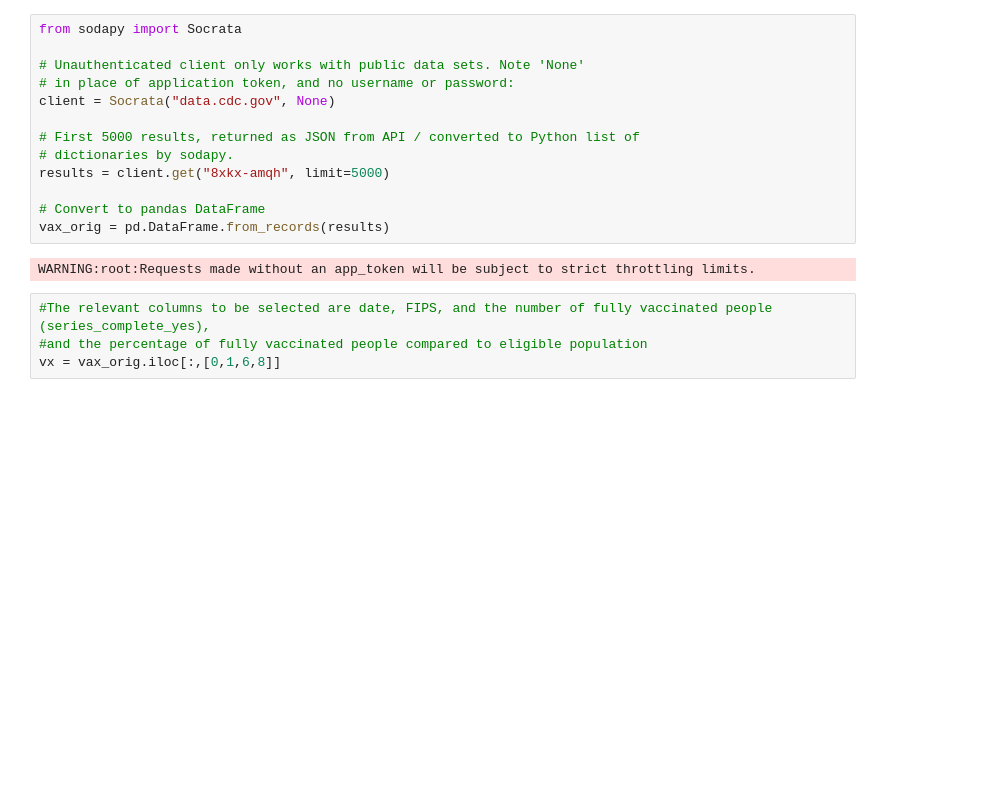
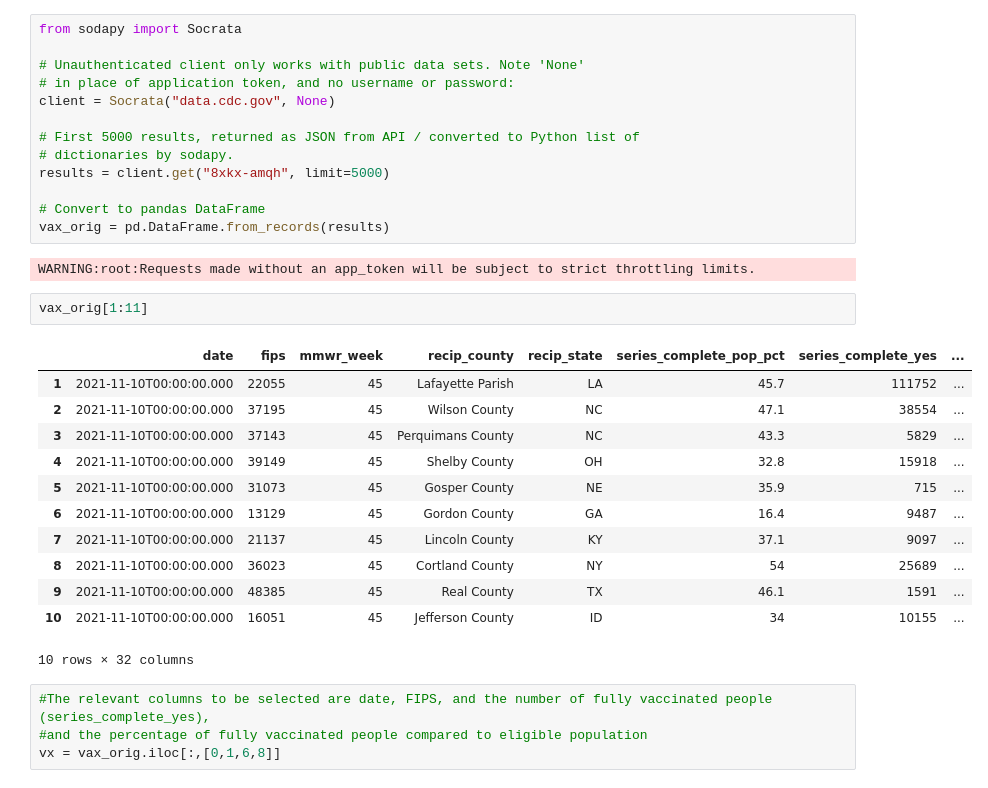
Before and after one commit to jseboly/COVID_VAX_LMS, a Jupyter notebook: COVID_Vax_LifeModes.ipynb, the cells around one changed output. Saved outputs shown, nothing was run; the diff lists cells and outputs as text; blank space fills up the shorter version.

```diff
--- a/COVID_Vax_LifeModes.ipynb
+++ b/COVID_Vax_LifeModes.ipynb
@@ -69,6 +69,21 @@ results = client.get("8xkx-amqh", limit=5000)
 vax_orig = pd.DataFrame.from_records(results)
 # %% [output]
 WARNING:root:Requests made without an app_token will be subject to strict throttling limits.
+# %%
+vax_orig[1:11]
+# %% [output]
+|  | date | fips | mmwr_week | recip_county | recip_state | series_complete_pop_pct | series_complete_yes | ... |
+| 1 | 2021-11-10T00:00:00.000 | 22055 | 45 | Lafayette Parish | LA | 45.7 | 111752 | ... |
+| 2 | 2021-11-10T00:00:00.000 | 37195 | 45 | Wilson County | NC | 47.1 | 38554 | ... |
+| 3 | 2021-11-10T00:00:00.000 | 37143 | 45 | Perquimans County | NC | 43.3 | 5829 | ... |
+| 4 | 2021-11-10T00:00:00.000 | 39149 | 45 | Shelby County | OH | 32.8 | 15918 | ... |
+| 5 | 2021-11-10T00:00:00.000 | 31073 | 45 | Gosper County | NE | 35.9 | 715 | ... |
+| 6 | 2021-11-10T00:00:00.000 | 13129 | 45 | Gordon County | GA | 16.4 | 9487 | ... |
+| 7 | 2021-11-10T00:00:00.000 | 21137 | 45 | Lincoln County | KY | 37.1 | 9097 | ... |
+| 8 | 2021-11-10T00:00:00.000 | 36023 | 45 | Cortland County | NY | 54 | 25689 | ... |
+| 9 | 2021-11-10T00:00:00.000 | 48385 | 45 | Real County | TX | 46.1 | 1591 | ... |
+| 10 | 2021-11-10T00:00:00.000 | 16051 | 45 | Jefferson County | ID | 34 | 10155 | ... |
+10 rows × 32 columns
 # %%
 #The relevant columns to be selected are date, FIPS, and the number of fully vaccinated people (series_complete_yes),
 #and the percentage of fully vaccinated people compared to eligible population
```
Also changed, not shown: parts of 24 cells of this notebook.
